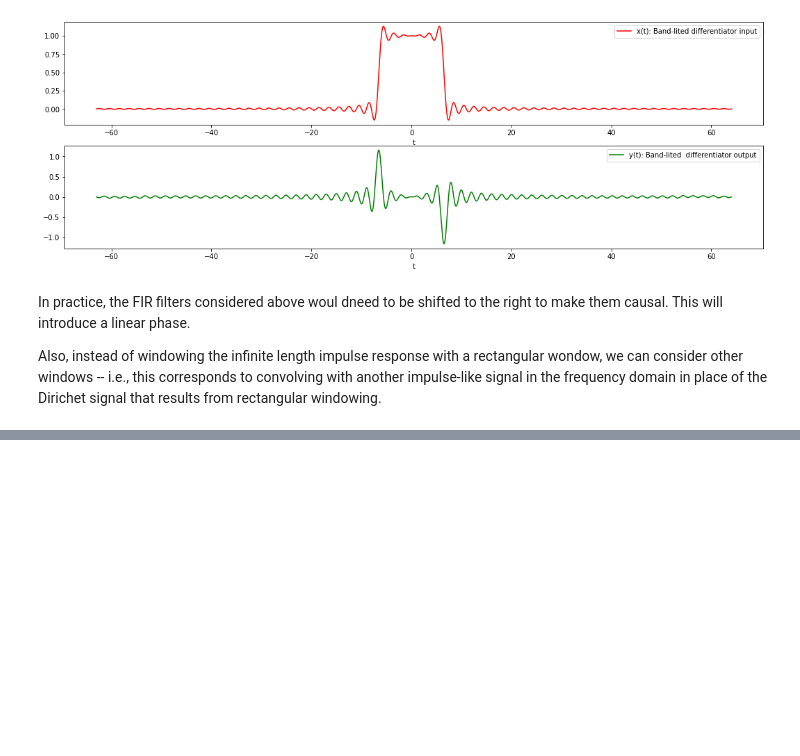
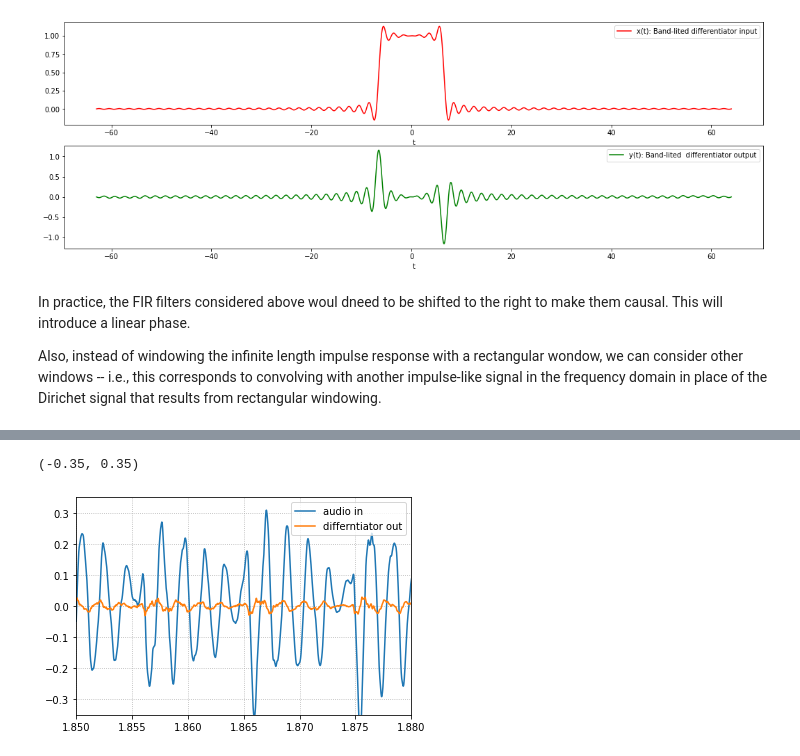
Before and after one commit to keithchugg/ee301_spring2021, a Jupyter notebook: lecture_examples/DTFT_examples.ipynb, the cells around one changed output, grey strips where cells are left out. Drawn from its saved outputs; the diff is of its cells as text; code cells hidden in the pictures; blank space fills up the shorter version.

```diff
--- a/lecture_examples/DTFT_examples.ipynb
+++ b/lecture_examples/DTFT_examples.ipynb
@@ -222,0 +307,17 @@ Also, instead of windowing the infinite length impulse response with a rectangul
+# %%
+
+t_x = np.arange(len(audio_in)) / fs
+t_diff = np.arange(len(y_diff)) / fs
+
+t_start = 1.85
+plt.figure()
+plt.plot(t_x, audio_in, label='audio in')
+# the FIR filter delay is M
+plt.plot(t_fir, np.roll(y_diff, -M), label='differntiator out')
+plt.legend()
+plt.grid(linestyle=':')
+plt.xlim([t_start, t_start + 0.03])
+plt.ylim([-0.35, 0.35])
+# %% [output]
+(-0.35, 0.35)
+[figure, added]
```
Also changed, not shown: parts of 9 cells of this notebook, 11 other files.
